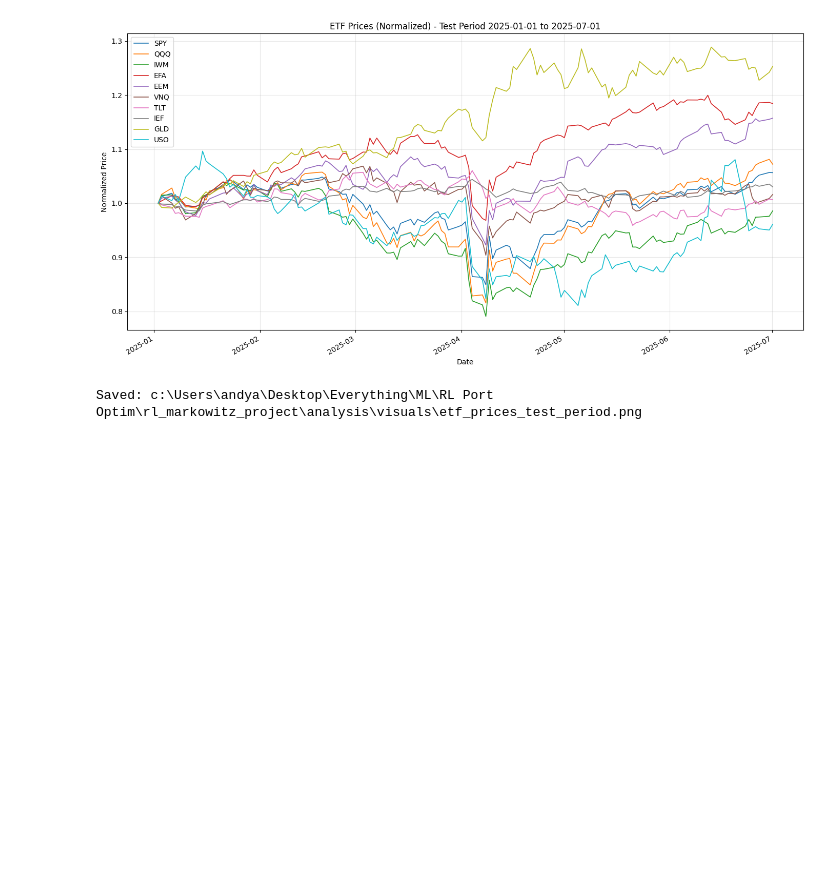
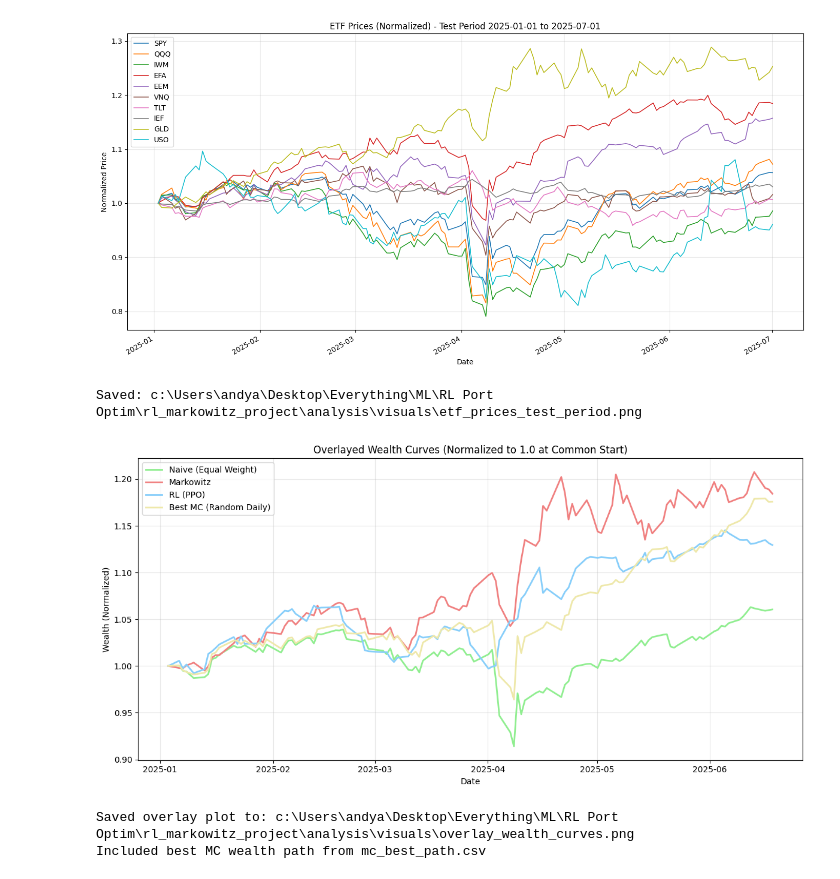
Before and after one commit to OuJiaPeng/DRL-portfolio-optimization, a Jupyter notebook: analysis/visuals/visuals.ipynb, the cells around one changed output. Drawn from its saved outputs; the diff is of its cells as text; code cells hidden in the pictures; blank space fills up the shorter version.

```diff
--- a/analysis/visuals/visuals.ipynb
+++ b/analysis/visuals/visuals.ipynb
@@ -68,3 +68,80 @@ if len(prices_test) > 0:
 # %% [output]
 [figure]
 Saved: c:\Users\andya\Desktop\Everything\ML\RL Port Optim\rl_markowitz_project\analysis\visuals\etf_prices_test_period.png
+# %%
+# Overlayed wealth curves (RL, Markowitz, Naive, and optional Best MC path)
+from pathlib import Path
+import pandas as pd
+import matplotlib.pyplot as plt
+import os
+
+# Paths
+project_root = Path.cwd().parent.parent
+rl_csv = project_root / 'results' / 'rl_daily_results_refit.csv'
+markowitz_csv = project_root / 'markowitz' / 'markowitz_outputs' / 'wealth_series.csv'
+prices_csv = project_root / 'data' / 'etf_prices.csv'
+mc_best_csv = project_root / 'analysis' / 'mc' / 'mc_best_path.csv'
+
+# Load RL wealth
+rl_df = pd.read_csv(rl_csv, parse_dates=['date'])
+rl_df = rl_df[['date','cumulative_wealth']].rename(columns={'cumulative_wealth':'RL'})
+
+# Load Markowitz wealth
+mk_df = pd.read_csv(markowitz_csv, parse_dates=['date'])
+wealth_col = [c for c in mk_df.columns if c != 'date'][0]
+mk_df = mk_df.rename(columns={wealth_col:'Markowitz'})
+
+# Recompute Naive equal-weight wealth over RL window
+etfs = ['SPY','QQQ','IWM','EFA','EEM','VNQ','TLT','IEF','GLD','USO']
+prices = pd.read_csv(prices_csv, index_col=0, parse_dates=True)[etfs]
+start_date = rl_df['date'].min()
+end_date = rl_df['date'].max()
+prices_slice = prices.loc[start_date:end_date]
+naive_returns = prices_slice.pct_change().dropna().mean(axis=1)
+naive_wealth = (1 + naive_returns).cumprod()
+naive_df = naive_wealth.reset_index().rename(columns={'index':'date',0:'Naive'})
+if 'Naive' not in naive_df.columns:
+    naive_df = naive_df.rename(columns={naive_df.columns[1]:'Naive'})
+
+# Merge core three
+merged = (rl_df.merge(mk_df, on='date', how='inner')
+                .merge(naive_df, on='date', how='inner'))
+
+# Optionally load MC best path
+mc_present = False
+if mc_best_csv.exists():
+    mc_df = pd.read_csv(mc_best_csv, parse_dates=['date'])
+    # Ensure overlapping window and consistent normalization base
+    mc_df = mc_df[['date','best_mc_wealth']]
+    merged = merged.merge(mc_df, on='date', how='inner')
+    mc_present = 'best_mc_wealth' in merged.columns
+
+# Normalize all series to 1.0 at first common date
+for col in ['RL','Markowitz','Naive'] + (['best_mc_wealth'] if mc_present else []):
+    merged[col] = merged[col] / merged[col].iloc[0]
+
+plt.figure(figsize=(12,6))
+plt.plot(merged['date'], merged['Naive'], label='Naive (Equal Weight)', linewidth=2, color='lightgreen')
+plt.plot(merged['date'], merged['Markowitz'], label='Markowitz', linewidth=2, color='lightcoral')
+plt.plot(merged['date'], merged['RL'], label='RL (PPO)', linewidth=2, color='lightskyblue')
+if mc_present:
+    plt.plot(merged['date'], merged['best_mc_wealth'], label='Best MC (Random Daily)', linewidth=2, color='palegoldenrod')
+
+plt.title('Overlayed Wealth Curves (Normalized to 1.0 at Common Start)')
+plt.xlabel('Date')
+plt.ylabel('Wealth (Normalized)')
+plt.grid(True, alpha=0.3)
+plt.legend()
+plt.tight_layout()
+out_path = Path.cwd() / 'overlay_wealth_curves.png'
+plt.savefig(out_path, dpi=200, bbox_inches='tight')
+plt.show()
+print(f'Saved overlay plot to: {out_path}')
+if mc_present:
+    print('Included best MC wealth path from mc_best_path.csv')
+else:
+    print('mc_best_path.csv not found; MC best path not included.')
+# %% [output]
+[figure, added]
+Saved overlay plot to: c:\Users\andya\Desktop\Everything\ML\RL Port Optim\rl_markowitz_project\analysis\visuals\overlay_wealth_curves.png
+Included best MC wealth path from mc_best_path.csv
```
Also changed, not shown: parts of 1 cell of this notebook, 9 other files.
